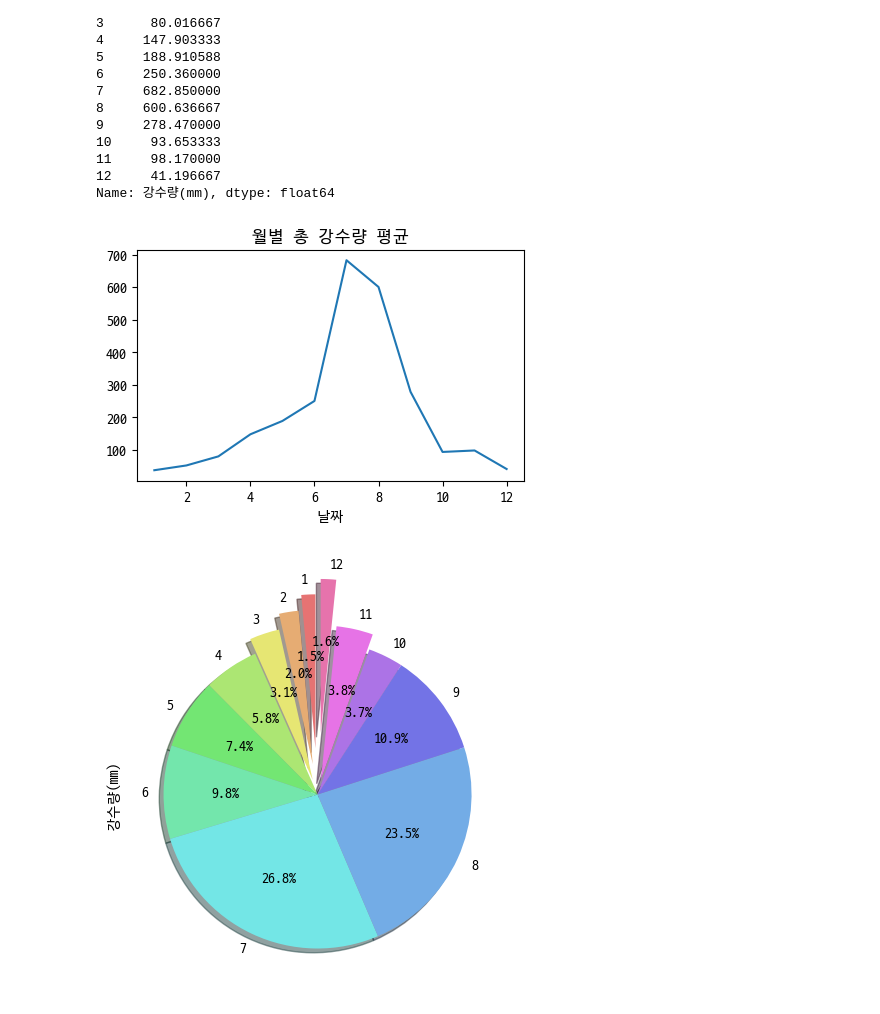
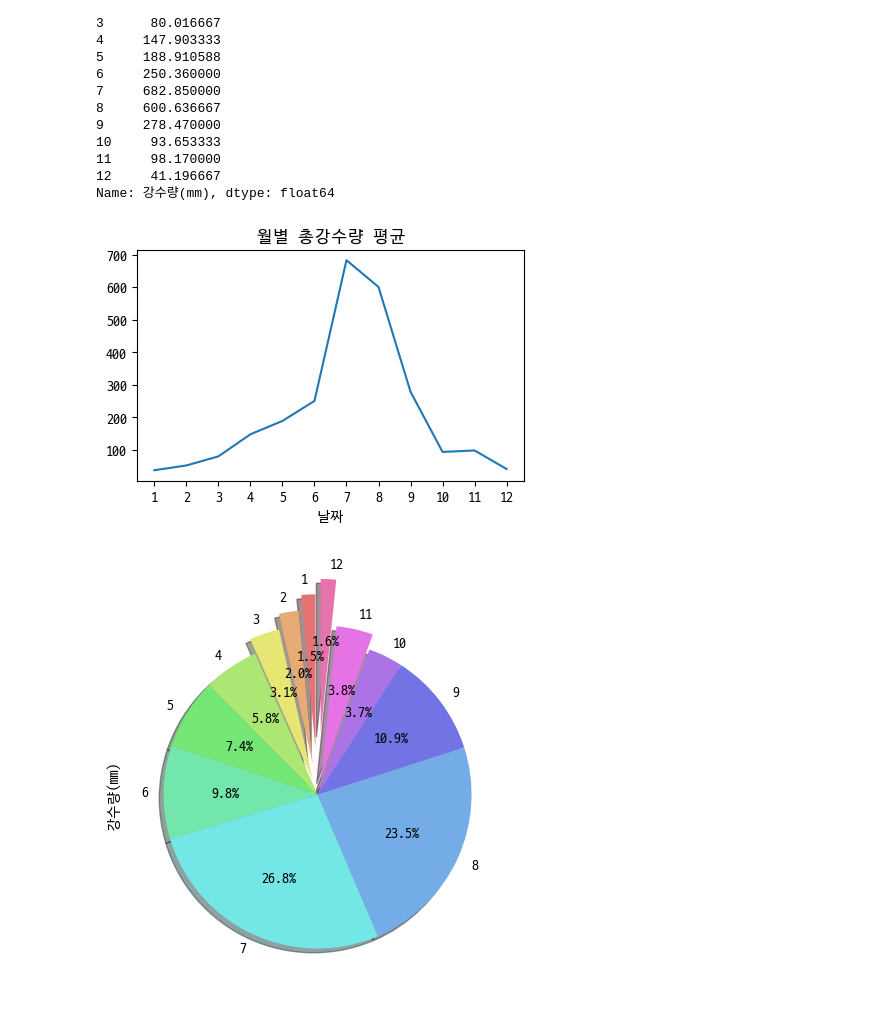
Before and after one commit to parking-place/Web_Crawling_proj, a Jupyter notebook: weather.ipynb, the cells around one changed output. Drawn from its saved outputs; the diff is of its cells as text; code cells hidden in the pictures.

```diff
--- a/weather.ipynb
+++ b/weather.ipynb
@@ -245,0 +396,3 @@ weather_df = wc.load_weather_df(file_name)
+# %%
+file_name = r'{y}{m:02d}{d:02d}_{y2}{m2:02d}{d2:02d}_weather.csv'.format(y=s_date[0], m=s_date[1], d=s_date[2], y2=e_date[0], m2=e_date[1], d2=e_date[2])
+weather_df = wc.load_weather_df(file_name)
@@ -431,10 +613,11 @@ mm_rain
 Name: 강수량(mm), dtype: float64
 # %%
 mm_rain.plot(figsize=(5, 3))
-plt.title('월별 총 강수량 평균')
+plt.title('월별 총강수량 평균')
+plt.xticks(range(1, 13))
 plt.show()
 # %% [output]
-[figure, old version]
+[figure, new version]
 # %%
 mm_rain.plot(kind='pie',
                 figsize=(5, 5),
```
Also changed, not shown: parts of 18 cells of this notebook, 2 other files.
